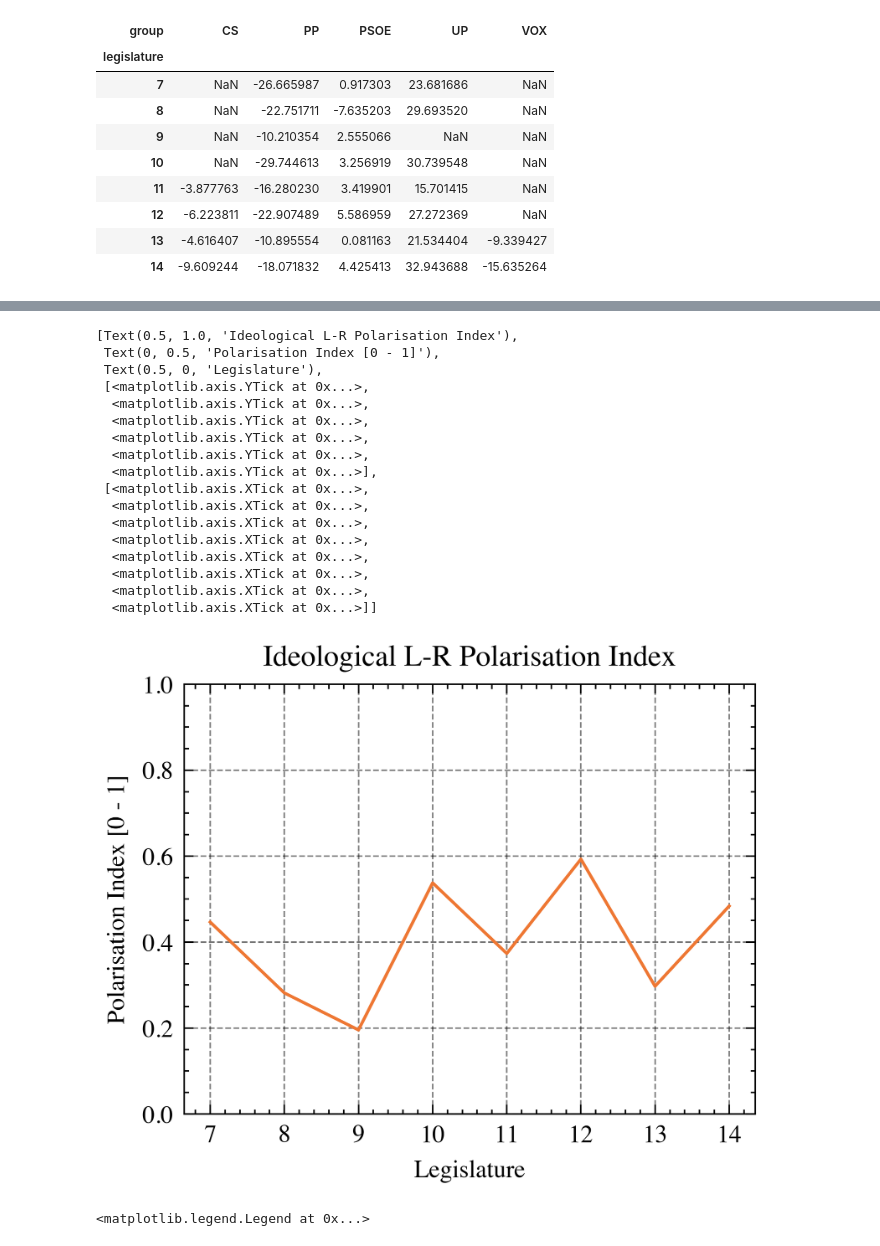
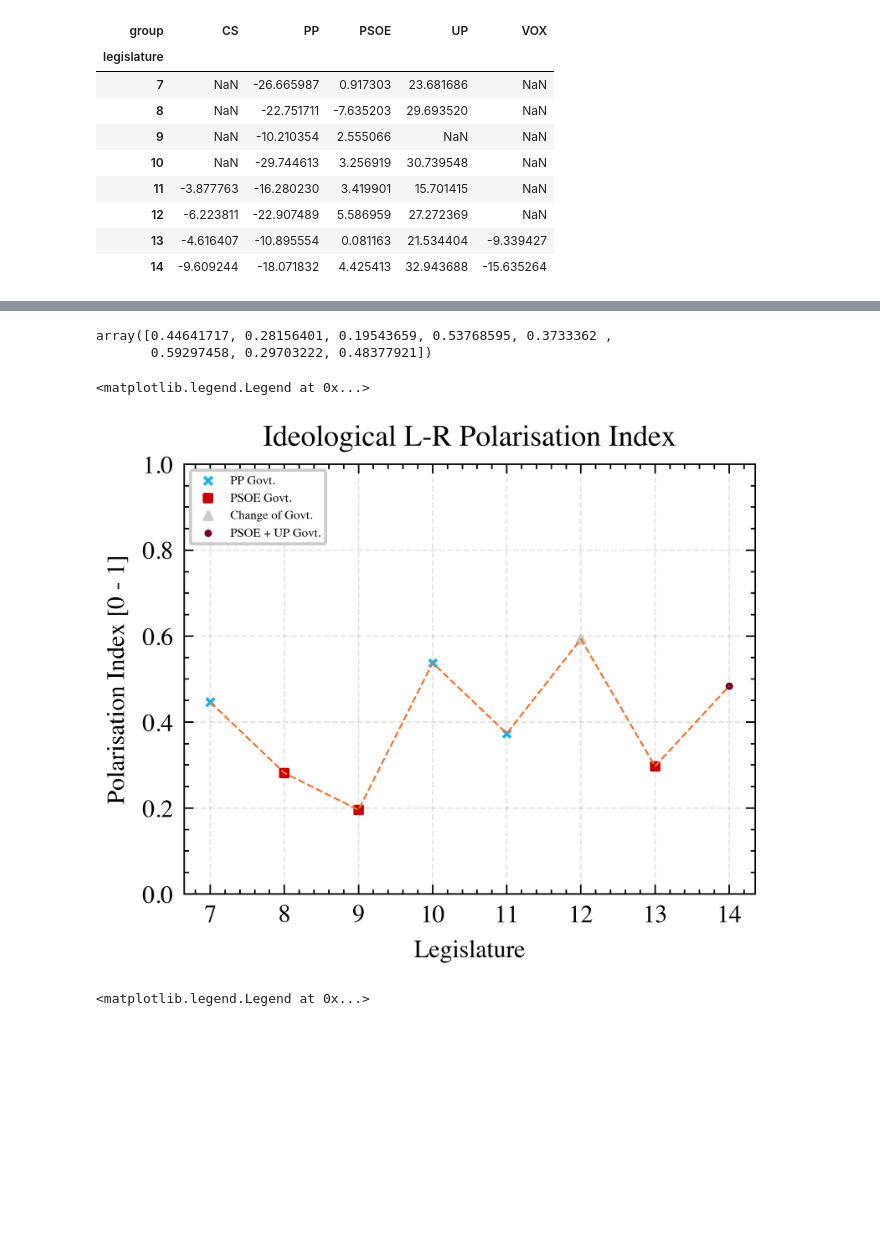
Before and after one commit to dibuja/polarisation-nlp, a Jupyter notebook: notebooks/discussion.ipynb, the cells around one changed output, grey strips where cells are left out. Cells and saved outputs as stored; diff of their text form; code cells hidden in the pictures; blank space fills up the shorter version.

```diff
--- a/notebooks/discussion.ipynb
+++ b/notebooks/discussion.ipynb
@@ -189,7 +183,7 @@ Text(0.5, 1.0, 'Ideological Polarisation')
 # %% [markdown]
 #### Yo: ideological polarization index (L-R)
 # %%
-reduced = pd.read_csv('reduced.csv')
+reduced = pd.read_csv('../data/ideological_polarisation_reduced.csv')
 reduced = reduced.loc[(reduced['speaker'].str.contains('-'))]
 
 reduced['group'] = reduced['speaker'].apply(lambda x: x.split('-')[0])
@@ -274,35 +255,36 @@ cs = np.power((r.CS - PSA) / 5, 2) * seats.cs
 vox = np.power((r.VOX - PSA) / 5, 2) * seats.vox
 
 pol_index = np.sqrt(np.nansum([psoe, pp, up, cs, vox], 0)) * 10
-# %%
-fig, ax = plt.subplots()
-
-ax.plot(idx, pol_index)
-
-ax.set(title='Ideological L-R Polarisation Index',
-       ylabel='Polarisation Index [0 - 1]',
-       xlabel = 'Legislature',
-       yticks = [0, .2, .4, .6, .8, 1],
-       xticks = [7, 8, 9, 10, 11, 12, 13, 14])
-# %% [output]
-[Text(0.5, 1.0, 'Ideological L-R Polarisation Index'),
- Text(0, 0.5, 'Polarisation Index [0 - 1]'),
- Text(0.5, 0, 'Legislature'),
- [<matplotlib.axis.YTick at 0x...>,
-  <matplotlib.axis.YTick at 0x...>,
-  <matplotlib.axis.YTick at 0x...>,
-  <matplotlib.axis.YTick at 0x...>,
-  <matplotlib.axis.YTick at 0x...>,
-  <matplotlib.axis.YTick at 0x...>],
- [<matplotlib.axis.XTick at 0x...>,
-  <matplotlib.axis.XTick at 0x...>,
-  <matplotlib.axis.XTick at 0x...>,
-  <matplotlib.axis.XTick at 0x...>,
-  <matplotlib.axis.XTick at 0x...>,
-  <matplotlib.axis.XTick at 0x...>,
-  <matplotlib.axis.XTick at 0x...>,
-  <matplotlib.axis.XTick at 0x...>]]
-[figure, removed]
+# %%
+pol_index
+# %% [output]
+array([0.44641717, 0.28156401, 0.19543659, 0.53768595, 0.3733362 ,
+       0.59297458, 0.29703222, 0.48377921])
+# %%
+fig, ax = plt.subplots()
+
+ax.scatter(idx[0:1], pol_index[0:1], marker='x', c='#1eb3e6', label='PP Govt.', s=7)
+ax.scatter(idx[1:3], pol_index[1:3], marker='s', c='#c10200', label='PSOE Govt.', s=6)
+ax.scatter(idx[3:5], pol_index[3:5], marker='x', c='#1eb3e6', s=6)
+ax.scatter(idx[5:6], pol_index[5:6], marker='^', c='#cbcbcb', label='Change of Govt.', s=6)
+ax.scatter(idx[6:7], pol_index[6:7], marker='s', c='#c10200', s=6)
+ax.scatter(idx[7:8], pol_index[7:8], marker='.', c='#750227', label='PSOE + UP Govt.', s=8)
+
+ax.plot(idx, pol_index, linestyle='--', lw=.6)
+
+
+
+ax.set(title='Ideological L-R Polarisation Index',
+       ylabel='Polarisation Index [0 - 1]',
+       xlabel = 'Legislature',
+       yticks = [0, .2, .4, .6, .8, 1],
+       xticks = [7, 8, 9, 10, 11, 12, 13, 14])
+
+ax.grid(alpha=.1)
+ax.legend(fontsize=4, loc='upper left')
+# %% [output]
+<matplotlib.legend.Legend at 0x...>
+[figure, added]
 # %%
 fig, ax = plt.subplots()
 
```
Also changed, not shown: parts of 8 cells of this notebook, 4 other files.
